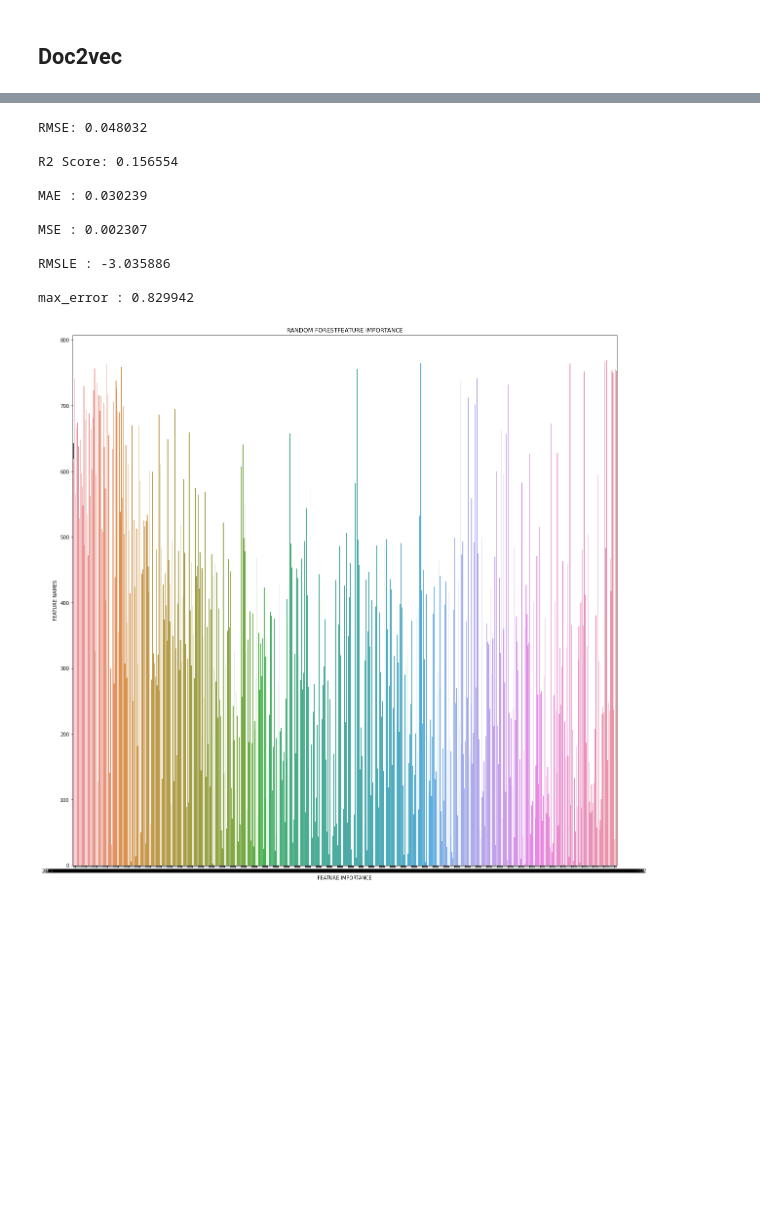
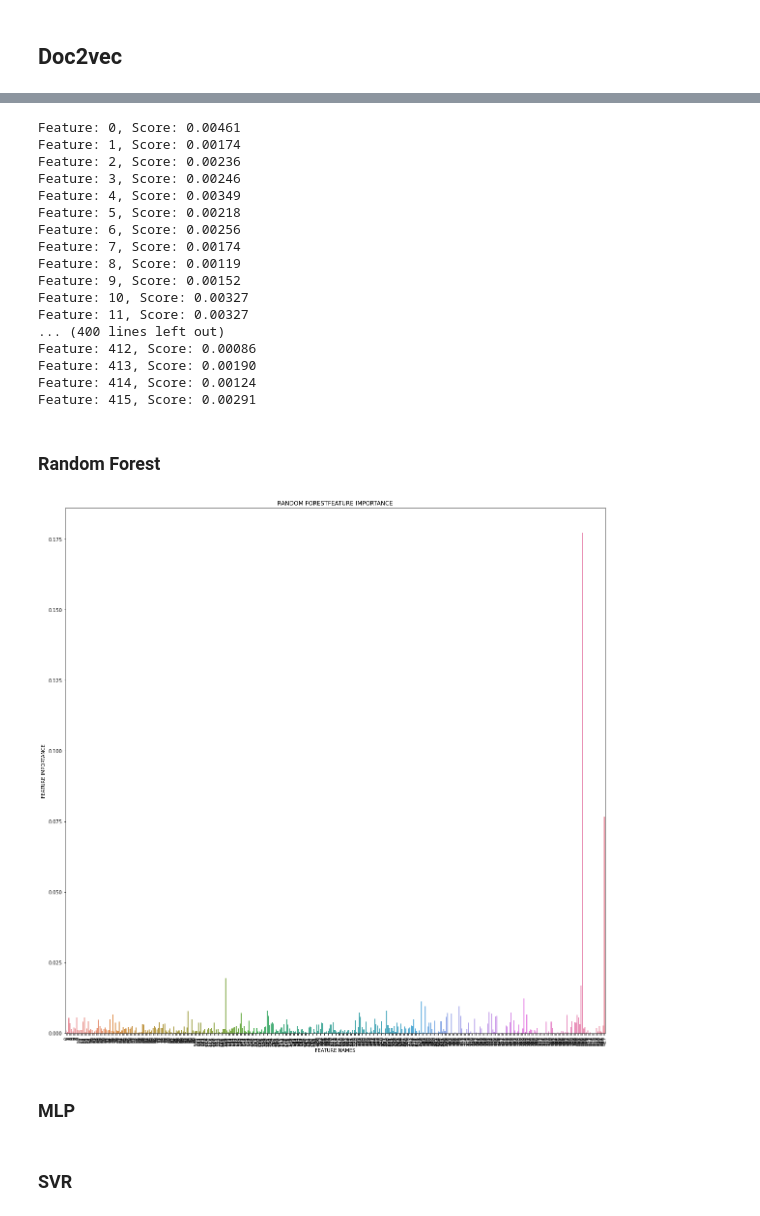
Before and after one commit to Zarmina97/NLP-project-, a Jupyter notebook: Models/doc2vec.ipynb, the cells around one changed output, grey strips where cells are left out. Saved outputs shown, nothing was run; the diff lists cells and outputs as text; code cells hidden in the pictures; blank space fills up the shorter version.

```diff
--- a/Models/doc2vec.ipynb
+++ b/Models/doc2vec.ipynb
@@ -186,0 +238,20 @@ utils.plot_feature_importance(xg_reg.feature_importances_,x_train_doc2vec.column
+# %%
+featureScore(xg_reg.feature_importances_)
+# %% [output]
+Feature: 0, Score: 0.00461
+Feature: 1, Score: 0.00174
+Feature: 2, Score: 0.00236
+Feature: 3, Score: 0.00246
+Feature: 4, Score: 0.00349
+Feature: 5, Score: 0.00218
+Feature: 6, Score: 0.00256
+Feature: 7, Score: 0.00174
+Feature: 8, Score: 0.00119
+Feature: 9, Score: 0.00152
+Feature: 10, Score: 0.00327
+Feature: 11, Score: 0.00327
+... (400 lines left out)
+Feature: 412, Score: 0.00086
+Feature: 413, Score: 0.00190
+Feature: 414, Score: 0.00124
+Feature: 415, Score: 0.00291
@@ -187,20 +269,11 @@ utils.plot_feature_importance(xg_reg.feature_importances_,x_train_doc2vec.column
+# %% [markdown]
+### Random Forest
 # %%
-# utils.hyperparameterTuning_RandomForest(x_train_doc2vec,y_train_doc2vec)
+# utils.hyperparameterTuning_RandomForest(x_train_w2v_df,y_train_w2v_df)
 rnd_clf = RandomForestRegressor(n_estimators=20, min_samples_split=10, min_samples_leaf=4,max_features='sqrt',max_depth=10,bootstrap=True)
-rnd_clf.fit(x_train_doc2vec, y_train_doc2vec)
-y_pred_w2v_df = rnd_clf.predict(x_test_doc2vec)
-utils.metrics(y_test_doc2vec,y_pred_w2v_df)
-utils.plot_feature_importance(rnd_clf.feature_importances_,x_train_doc2vec.columns,'RANDOM FOREST')
+rnd_clf.fit(x_train_d2v_df, y_train_d2v_df)
+y_pred_d2vec_rnd = rnd_clf.predict(x_test_d2v_df)
-# %% [output]
-RMSE: 0.048032
-
-R2 Score: 0.156554
-
-MAE : 0.030239
-
-MSE : 0.002307
-
-RMSLE : -3.035886
-
-max_error : 0.829942
-[figure, removed]
+# %%
+plot_feature_importance(rnd_clf.feature_importances_,x_train_d2v_df.columns,'RANDOM FOREST')
+# %% [output]
+[figure, added]
@@ -206,0 +289,2 @@ max_error : 0.829942
+# %% [markdown]
+### MLP
@@ -206,0 +305,2 @@ max_error : 0.829942
+# %% [markdown]
+### SVR
```
Also changed, not shown: parts of 36 cells of this notebook, 5 other files.
